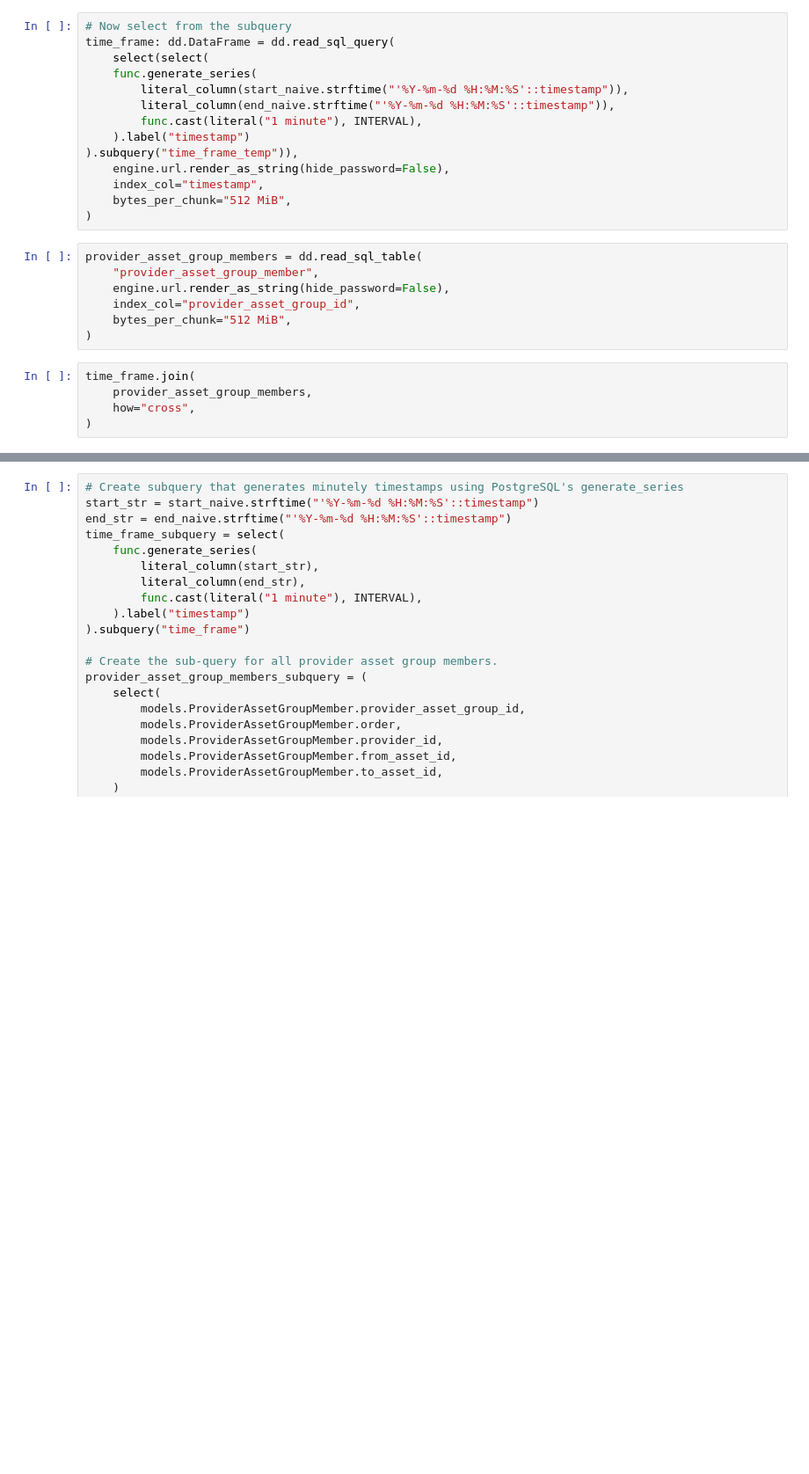
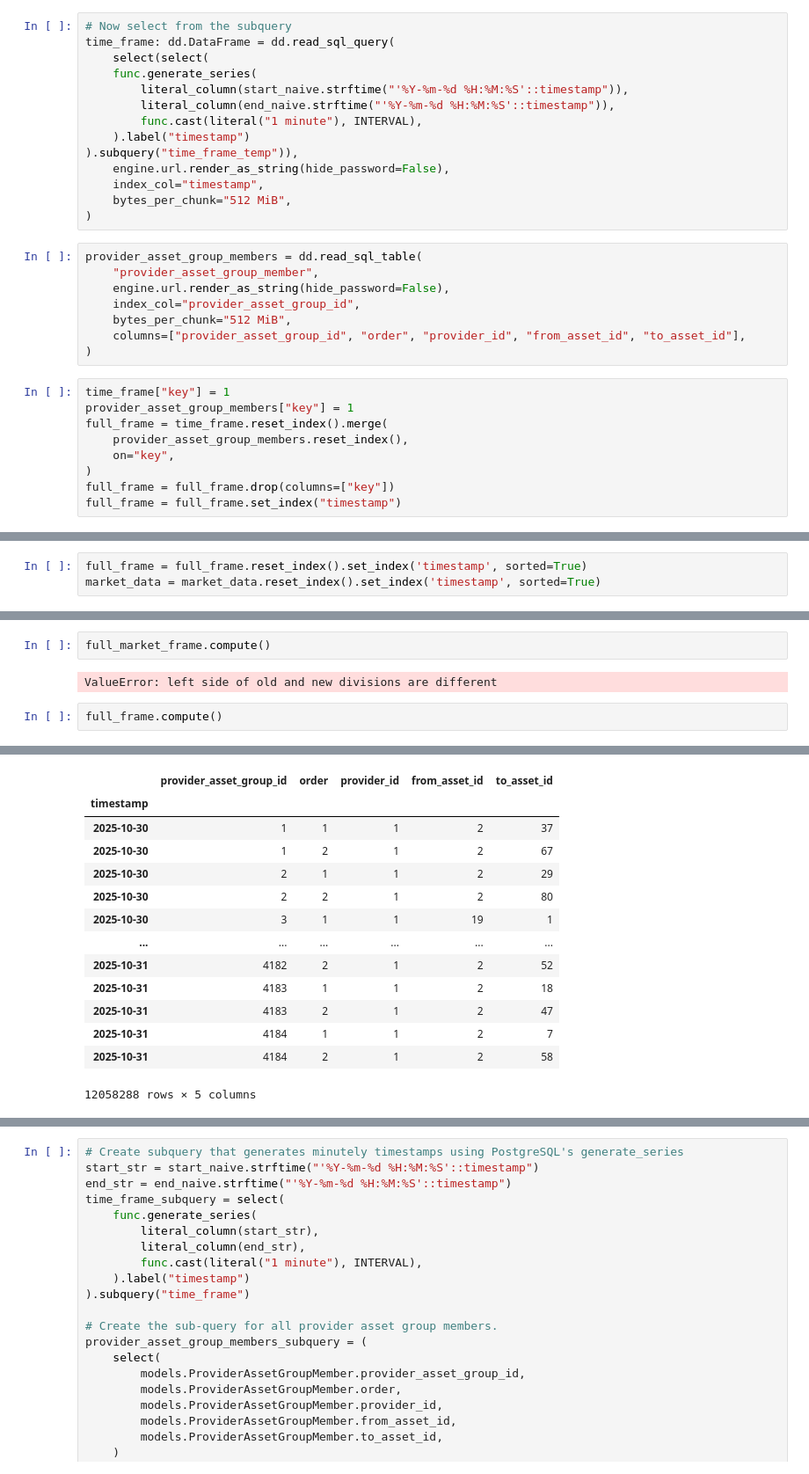
Before and after one commit to manning-capital/mc-notebooks, a Jupyter notebook: src/pairs-trading/final.ipynb, the cells around one changed output, grey strips where cells are left out. Shown: that part at 88% size. Cells and saved outputs as stored; diff of their text form; blank space fills up the shorter version.

```diff
--- a/src/pairs-trading/final.ipynb
+++ b/src/pairs-trading/final.ipynb
@@ -75,9 +130,14 @@ provider_asset_group_members = dd.read_sql_table(
     engine.url.render_as_string(hide_password=False),
     index_col="provider_asset_group_id",
     bytes_per_chunk="512 MiB",
+    columns=["provider_asset_group_id", "order", "provider_id", "from_asset_id", "to_asset_id"],
 )
 # %%
-time_frame.join(
-    provider_asset_group_members,
-    how="cross",
+time_frame["key"] = 1
+provider_asset_group_members["key"] = 1
+full_frame = time_frame.reset_index().merge(
+    provider_asset_group_members.reset_index(),
+    on="key",
 )
+full_frame = full_frame.drop(columns=["key"])
+full_frame = full_frame.set_index("timestamp")
@@ -85,0 +151,3 @@ ValueError: dask.dataframe.merge does not support how='cross'.Options are: ('lef
+# %%
+full_frame = full_frame.reset_index().set_index('timestamp', sorted=True)
+market_data = market_data.reset_index().set_index('timestamp', sorted=True)
@@ -85,0 +173,7 @@ ValueError: dask.dataframe.merge does not support how='cross'.Options are: ('lef
+# %%
+full_market_frame.compute()
+# %% [output]
+ValueError: left side of old and new divisions are different
+# %%
+full_frame.compute()
+# %% [output]
@@ -85,0 +181,14 @@ ValueError: dask.dataframe.merge does not support how='cross'.Options are: ('lef
+|  | provider_asset_group_id | order | provider_id | from_asset_id | to_asset_id |
+| timestamp |  |  |  |  |  |
+| 2025-10-30 | 1 | 1 | 1 | 2 | 37 |
+| 2025-10-30 | 1 | 2 | 1 | 2 | 67 |
+| 2025-10-30 | 2 | 1 | 1 | 2 | 29 |
+| 2025-10-30 | 2 | 2 | 1 | 2 | 80 |
+| 2025-10-30 | 3 | 1 | 1 | 19 | 1 |
+| ... | ... | ... | ... | ... | ... |
+| 2025-10-31 | 4182 | 2 | 1 | 2 | 52 |
+| 2025-10-31 | 4183 | 1 | 1 | 2 | 18 |
+| 2025-10-31 | 4183 | 2 | 1 | 2 | 47 |
+| 2025-10-31 | 4184 | 1 | 1 | 2 | 7 |
+| 2025-10-31 | 4184 | 2 | 1 | 2 | 58 |
+12058288 rows × 5 columns
```
Also changed, not shown: parts of 16 cells of this notebook.
